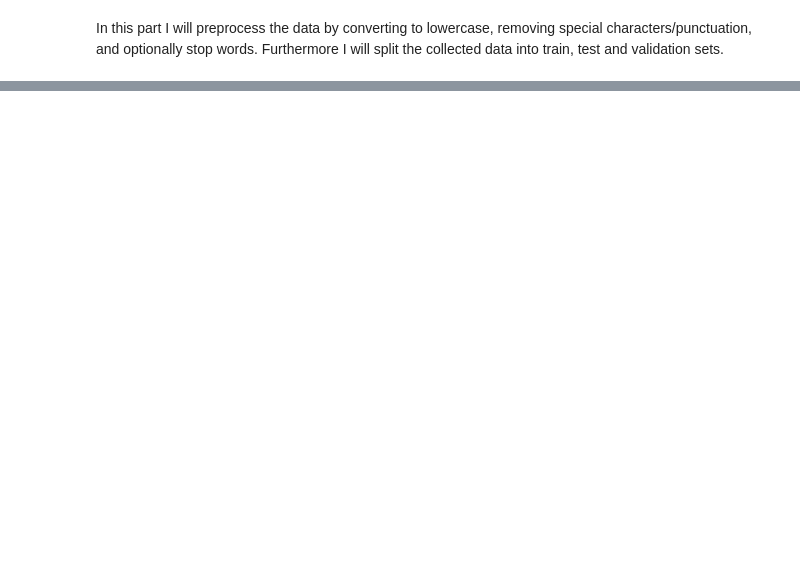
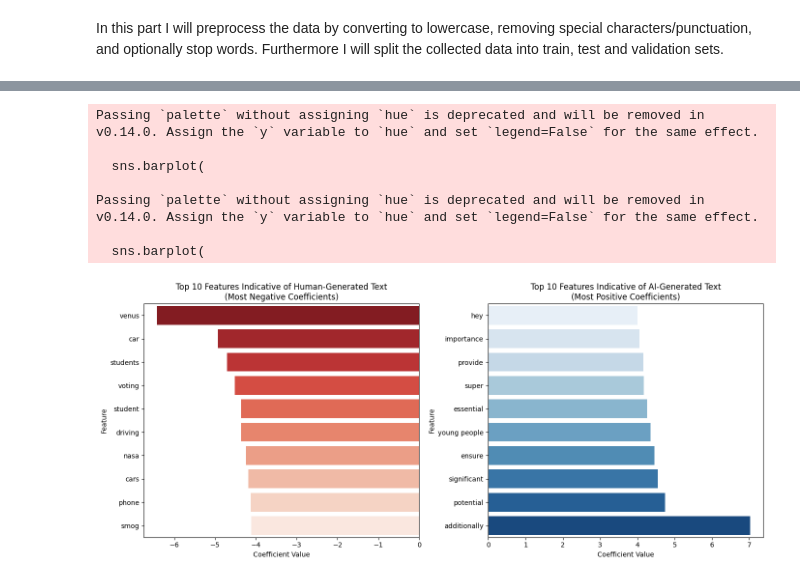
Before and after one commit to Amir-Shahriari/Natural-Language-Processing, a Jupyter notebook: COMP8420_Assignment1_45747067.ipynb, the cells around one changed output, grey strips where cells are left out. Saved outputs shown, nothing was run; the diff lists cells and outputs as text; code cells hidden in the pictures; blank space fills up the shorter version.

```diff
--- a/COMP8420_Assignment1_45747067.ipynb
+++ b/COMP8420_Assignment1_45747067.ipynb
@@ -99,0 +271,17 @@ y_test = test_df['label'].values
+# %%
+feature_names = tfidf.get_feature_names_out()
+coefficients = clf_tfidf.coef_[0]  # assuming binary classification => one row of coefficients
+
+# Sorting by highest positive weights
+top_positive_indices = np.argsort(coefficients)[-10:]
+top_negative_indices = np.argsort(coefficients)[:10]
+
+# Printing the top 10 features indicative of AI text
+print("Top features indicative of AI-generated text (TF-IDF):")
+for idx in top_positive_indices:
+    print(f"{feature_names[idx]}: {coefficients[idx]}")
+
+# Printing the top 10 features indicative of Human text
+print("\nTop features indicative of human-generated text (TF-IDF):")
+for idx in top_negative_indices:
+    print(f"{feature_names[idx]}: {coefficients[idx]}")
@@ -99,0 +306,51 @@ y_test = test_df['label'].values
+# %%
+# Sorting indices by coefficient value
+sorted_indices = np.argsort(coefficients)  # ascending order
+
+# Top 10 negative (lowest coefficients => indicative of human text)
+top_neg_indices = sorted_indices[:10]
+top_neg_features = [feature_names[i] for i in top_neg_indices]
+top_neg_values = [coefficients[i] for i in top_neg_indices]
+
+# Top 10 positive (highest coefficients => indicative of AI-generated text)
+top_pos_indices = sorted_indices[-10:]
+top_pos_features = [feature_names[i] for i in top_pos_indices]
+top_pos_values = [coefficients[i] for i in top_pos_indices]
+
+plt.figure(figsize=(14, 6))
+
+# --- Plot for Human (Top Negative Coefficients) ---
+plt.subplot(1, 2, 1)
+sns.barplot(
+    x=top_neg_values,
+    y=top_neg_features,
+    orient='h',
+    palette='Reds_r'
+)
+plt.title("Top 10 Features Indicative of Human-Generated Text\n(Most Negative Coefficients)")
+plt.xlabel("Coefficient Value")
+plt.ylabel("Feature")
+
+# --- Plot for AI (Top Positive Coefficients) ---
+plt.subplot(1, 2, 2)
+sns.barplot(
+    x=top_pos_values,
+    y=top_pos_features,
+    orient='h',
+    palette='Blues'
+)
+plt.title("Top 10 Features Indicative of AI-Generated Text\n(Most Positive Coefficients)")
+plt.xlabel("Coefficient Value")
+plt.ylabel("Feature")
+
+plt.tight_layout()
+plt.show()
+# %% [output]
+Passing `palette` without assigning `hue` is deprecated and will be removed in v0.14.0. Assign the `y` variable to `hue` and set `legend=False` for the same effect.
+
+  sns.barplot(
+
+Passing `palette` without assigning `hue` is deprecated and will be removed in v0.14.0. Assign the `y` variable to `hue` and set `legend=False` for the same effect.
+
+  sns.barplot(
+[figure, added]
```
Also changed, not shown: parts of 13 cells of this notebook.
